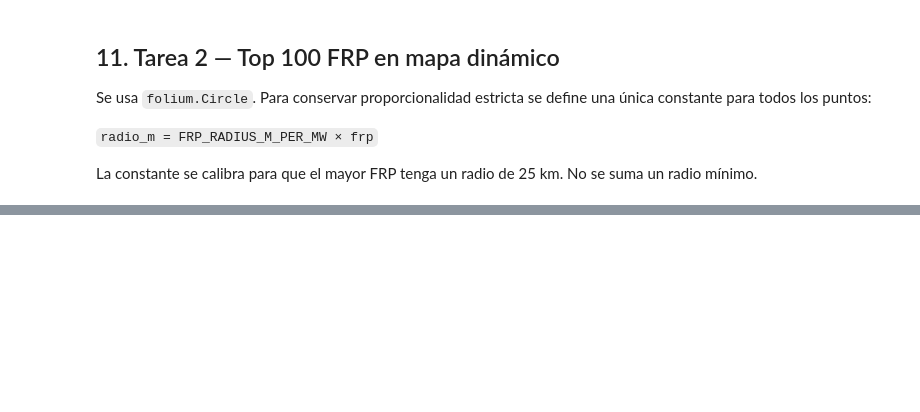
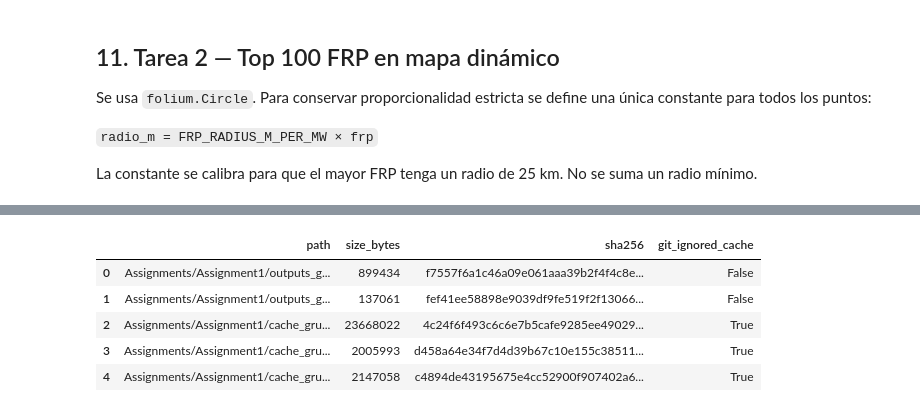
Before and after one commit to anzonyquispe/GeoAgent, a Jupyter notebook: Assignments/Assignment1/Assignment1_Tarea1-5_grupo3.ipynb, the cells around one changed output, grey strips where cells are left out. Cells and saved outputs as stored; diff of their text form; code cells hidden in the pictures; blank space fills up the shorter version.

Commit message:
Implement Assignment 1 task 3 and 2024 task 4 pilot

```diff
--- a/Assignments/Assignment1/Assignment1_Tarea1-5_grupo3.ipynb
+++ b/Assignments/Assignment1/Assignment1_Tarea1-5_grupo3.ipynb
@@ -741,6 +741,7 @@ if map_sum != assigned_count:
     )
 
 tarea1_output = OUTPUT_DIR / "tarea1_mapa_incendios_2024.png"
+tarea1_hash_before = sha256_file(tarea1_output) if tarea1_output.exists() else None
 fig, ax = plt.subplots(figsize=(11, 14))
 district_map.plot(
     column="detecciones_2024",
@@ -767,8 +768,12 @@ fig.text(
     ha="center",
     fontsize=9,
 )
-fig.savefig(tarea1_output, dpi=220, bbox_inches="tight", facecolor="white")
+if tarea1_hash_before is None:
+    fig.savefig(tarea1_output, dpi=220, bbox_inches="tight", facecolor="white")
 plt.close(fig)
+tarea1_hash_after = sha256_file(tarea1_output)
+if tarea1_hash_before is not None and tarea1_hash_after != tarea1_hash_before:
+    raise AssertionError("La salida PNG de Tarea 1 cambió durante la Fase 2.")
 
 task1_qc = {
     "input_points": int(len(fires_points)),
@@ -781,6 +786,8 @@ task1_qc = {
     "districts_with_zero": int((district_map["detecciones_2024"] == 0).sum()),
     "map_sum": map_sum,
     "output": tarea1_output.relative_to(REPO_ROOT).as_posix(),
+    "output_sha256": tarea1_hash_after,
+    "output_preserved": tarea1_hash_before in (None, tarea1_hash_after),
 }
 display(pd.Series(task1_qc, name="valor"))
 # %% [output]
@@ -868,7 +877,12 @@ fire_map.fit_bounds(
     ]
 )
 tarea2_output = OUTPUT_DIR / "tarea2_top100_incendios_2024.html"
-fire_map.save(tarea2_output)
+tarea2_hash_before = sha256_file(tarea2_output) if tarea2_output.exists() else None
+if tarea2_hash_before is None:
+    fire_map.save(tarea2_output)
+tarea2_hash_after = sha256_file(tarea2_output)
+if tarea2_hash_before is not None and tarea2_hash_after != tarea2_hash_before:
+    raise AssertionError("La salida HTML de Tarea 2 cambió durante la Fase 2.")
 
 task2_qc = {
     "top_n": int(len(top100)),
@@ -879,6 +893,8 @@ task2_qc = {
     "radius_max_m": float(top100["radius_m"].max()),
     "strictly_proportional": True,
     "output": tarea2_output.relative_to(REPO_ROOT).as_posix(),
+    "output_sha256": tarea2_hash_after,
+    "output_preserved": tarea2_hash_before in (None, tarea2_hash_after),
 }
 display(pd.Series(task2_qc, name="valor"))
 # %% [output]
@@ -1018,0 +1995,71 @@ Resumen reproducible: Assignments\Assignment1\cache_grupo3\manifests\phase1_summ
+# %%
+phase2_memory_monitor.stop()
+phase2_memory = {
+    "initial_rss_mb": round(phase2_memory_monitor.initial_mb, 3),
+    "approx_peak_rss_mb": round(phase2_memory_monitor.peak_mb, 3),
+    "final_rss_mb": round(phase2_memory_monitor.final_mb, 3),
+    "sampling_interval_seconds": phase2_memory_monitor.interval_seconds,
+}
+
+tracked_artifact_paths = [tarea1_output, tarea2_output]
+cache_artifact_paths = [
+    VCF_ANALYSIS_PATH,
+    DISTRICT_STATS_PATH,
+    FIRES_2024_PARQUET,
+]
+artifact_inventory = [
+    {
+        "path": path.relative_to(REPO_ROOT).as_posix(),
+        "size_bytes": path.stat().st_size,
+        "sha256": sha256_file(path),
+        "git_ignored_cache": path.is_relative_to(CACHE_DIR),
+    }
+    for path in tracked_artifact_paths + cache_artifact_paths
+]
+
+phase2_summary = {
+    "completed_at_utc": datetime.now(timezone.utc).isoformat(),
+    "versions": versions,
+    "raster_preparation": vcf_derived_qc,
+    "task3_territorial_checks": task3_territorial_checks,
+    "task3": task3_summary,
+    "task4_conservation": conservation_table.to_dict(orient="records"),
+    "task4_chunk_10000": {
+        "qc": chunk_results[10_000]["qc"],
+        "elapsed_seconds": chunk_results[10_000]["elapsed_seconds"],
+        "result_hash": chunk_results[10_000]["result_hash"],
+    },
+    "task4_chunk_50000": {
+        "qc": chunk_results[50_000]["qc"],
+        "elapsed_seconds": chunk_results[50_000]["elapsed_seconds"],
+        "result_hash": chunk_results[50_000]["result_hash"],
+    },
+    "independent_validation": independent_validation,
+    "final_checks": final_checks,
+    "phase2_checks": phase2_checks,
+    "memory": phase2_memory,
+    "parquet": {
+        "path": FIRES_2024_PARQUET.relative_to(REPO_ROOT).as_posix(),
+        "rows": int(len(final_2024)),
+        "size_bytes": FIRES_2024_PARQUET.stat().st_size,
+        "sha256": sha256_file(FIRES_2024_PARQUET),
+    },
+    "task1_output_preserved": task1_qc["output_sha256"],
+    "task2_output_preserved": task2_qc["output_sha256"],
+    "artifacts": artifact_inventory,
+}
+PHASE2_SUMMARY.write_text(
+    json.dumps(phase2_summary, ensure_ascii=False, indent=2, default=str),
+    encoding="utf-8",
+)
+
+display(pd.DataFrame(artifact_inventory))
+display(pd.Series(phase2_memory, name="valor"))
+print("Resumen reproducible:", PHASE2_SUMMARY.relative_to(REPO_ROOT))
+# %% [output]
+|  | path | size_bytes | sha256 | git_ignored_cache |
+| 0 | Assignments/Assignment1/outputs_g... | 899434 | f7557f6a1c46a09e061aaa39b2f4f4c8e... | False |
+| 1 | Assignments/Assignment1/outputs_g... | 137061 | fef41ee58898e9039df9fe519f2f13066... | False |
+| 2 | Assignments/Assignment1/cache_gru... | 23668022 | 4c24f6f493c6c6e7b5cafe9285ee49029... | True |
+| 3 | Assignments/Assignment1/cache_gru... | 2005993 | d458a64e34f7d4d39b67c10e155c38511... | True |
+| 4 | Assignments/Assignment1/cache_gru... | 2147058 | c4894de43195675e4cc52900f907402a6... | True |
```
Also changed, not shown: parts of 28 cells of this notebook.
